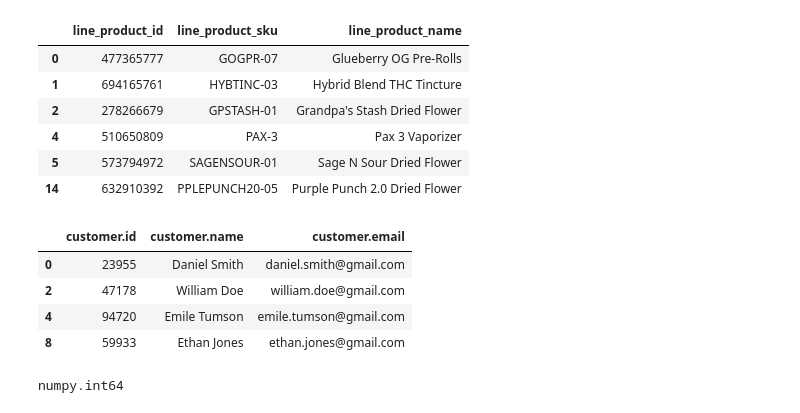
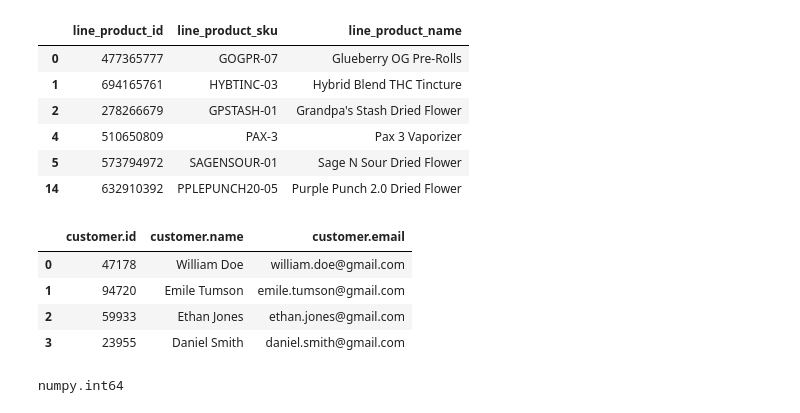
Before and after one commit to Kaizen91/NamasteChallenge, a Jupyter notebook: Testing.ipynb, the cells around one changed output. Saved outputs shown, nothing was run; the diff lists cells and outputs as text; code cells hidden in the pictures.

```diff
--- a/Testing.ipynb
+++ b/Testing.ipynb
@@ -128,14 +264,14 @@ df_products
 | 5 | 573794972 | SAGENSOUR-01 | Sage N Sour Dried Flower |
 | 14 | 632910392 | PPLEPUNCH20-05 | Purple Punch 2.0 Dried Flower |
 # %%
-df_customers = df_join_q1_fx[['customer.id','customer.name','customer.email']].drop_duplicates()
+df_customers = df_q1[['customer.id','customer.name','customer.email']].drop_duplicates()
 df_customers
 # %% [output]
 |  | customer.id | customer.name | customer.email |
-| 0 | 23955 | Daniel Smith | daniel.smith@gmail.com |
-| 2 | 47178 | William Doe | william.doe@gmail.com |
-| 4 | 94720 | Emile Tumson | emile.tumson@gmail.com |
-| 8 | 59933 | Ethan Jones | ethan.jones@gmail.com |
+| 0 | 47178 | William Doe | william.doe@gmail.com |
+| 1 | 94720 | Emile Tumson | emile.tumson@gmail.com |
+| 2 | 59933 | Ethan Jones | ethan.jones@gmail.com |
+| 3 | 23955 | Daniel Smith | daniel.smith@gmail.com |
 # %%
 type(df_customers['customer.id'][0])
 # %% [output]
```
Also changed, not shown: parts of 20 cells of this notebook, 2 other files.
